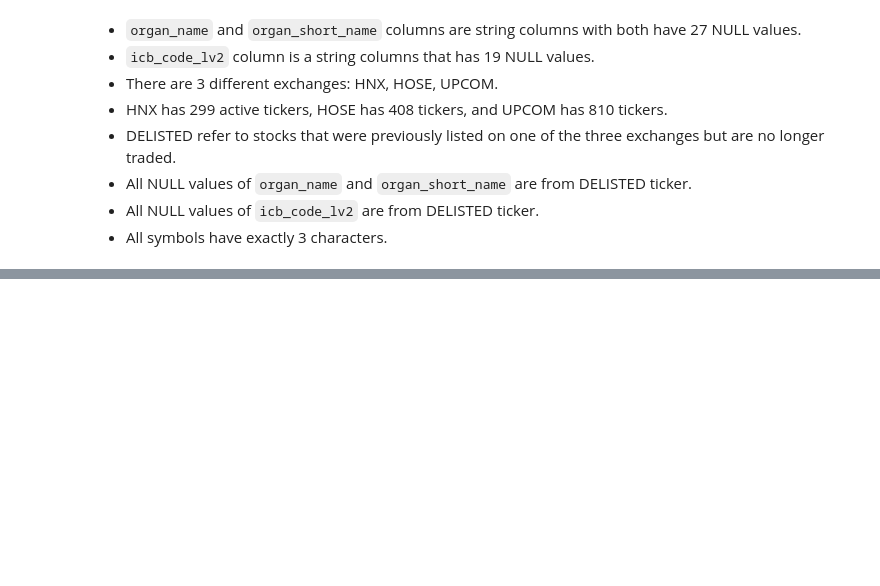
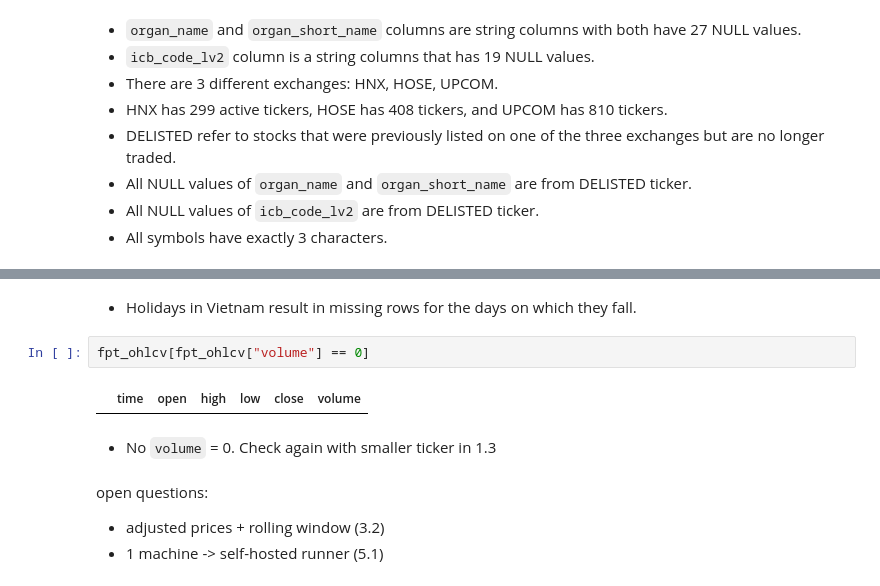
Before and after one commit to DanhHoangLongDuong/Vietnam-stock-market-pipeline, a Jupyter notebook: notebooks/explore.ipynb, the cells around one changed output, grey strips where cells are left out. Saved outputs shown, nothing was run; the diff lists cells and outputs as text; blank space fills up the shorter version.

```diff
--- a/notebooks/explore.ipynb
+++ b/notebooks/explore.ipynb
@@ -113,0 +185,12 @@ ticker_table[ticker_table["symbol"].str.len() != 3]
+# %% [markdown]
+- Holidays in Vietnam result in missing rows for the days on which they fall.
+# %%
+fpt_ohlcv[fpt_ohlcv["volume"] == 0]
+# %% [output]
+|  | time | open | high | low | close | volume |
+# %% [markdown]
+- No `volume` = 0. Check again with smaller ticker in 1.3
+# %% [markdown]
+open questions:
+- adjusted prices + rolling window (3.2)
+- 1 machine -> self-hosted runner (5.1)
```
Also changed, not shown: parts of 14 cells of this notebook, 1 other file.
